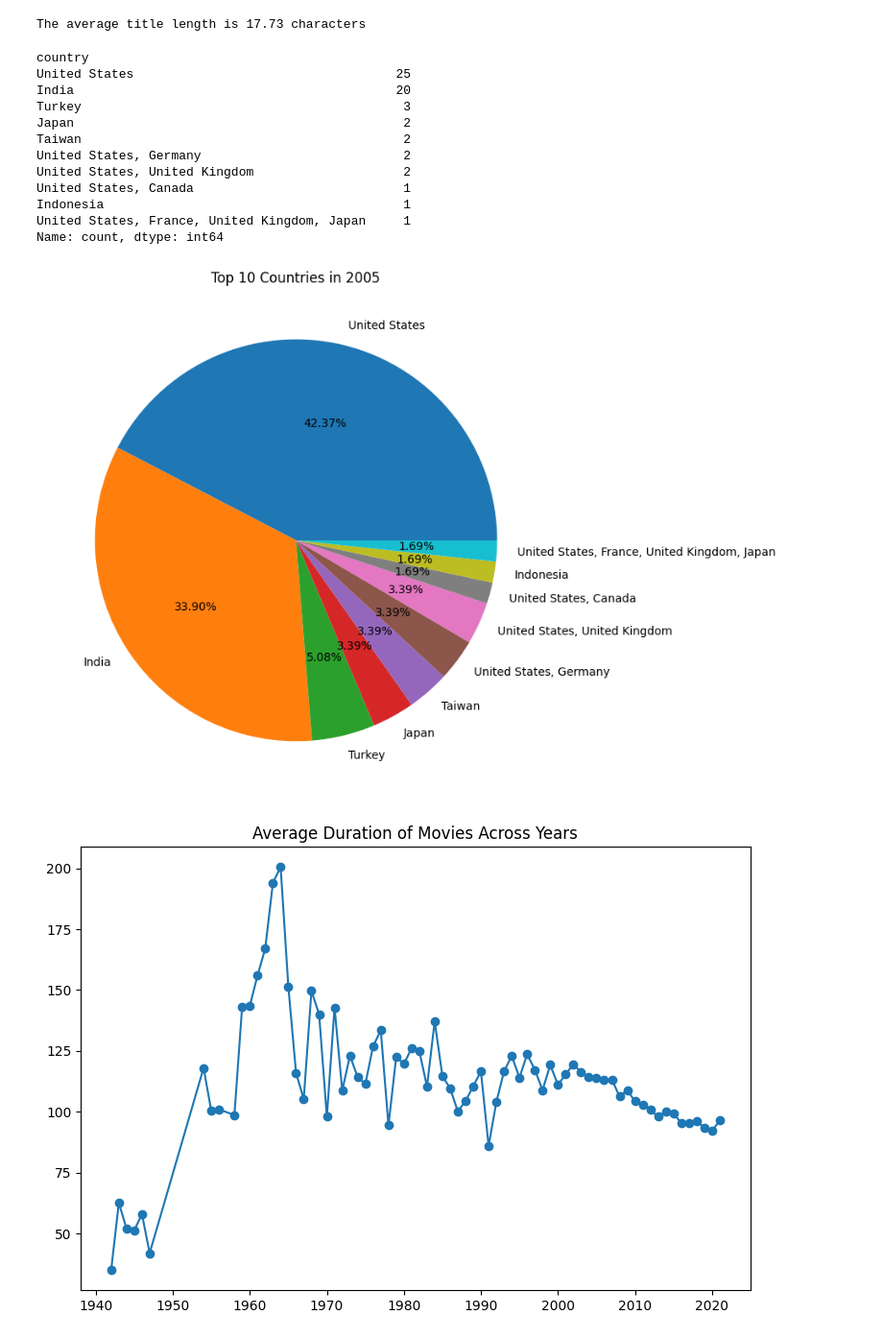
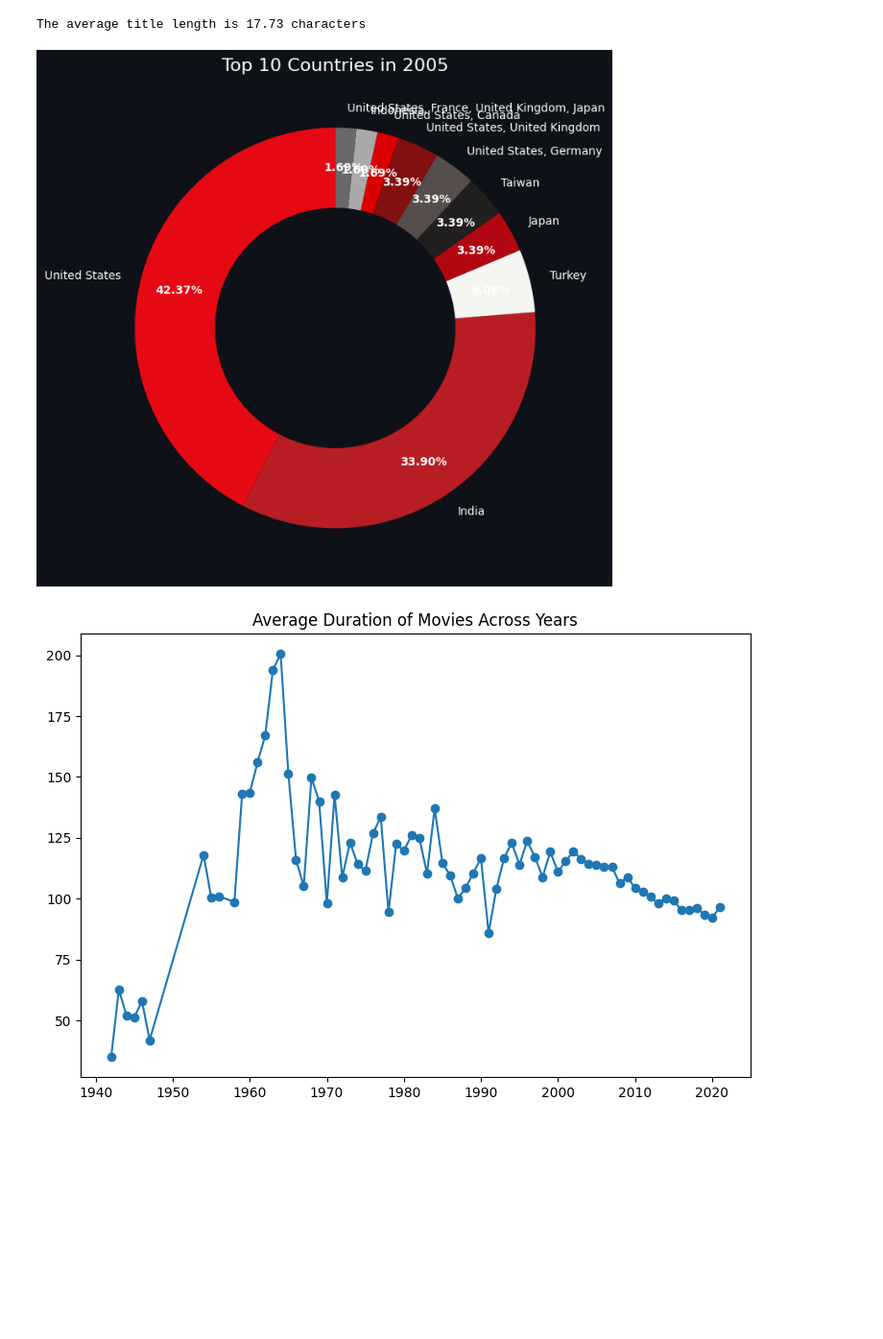
Before and after one commit to Haberhau/eae_ipld_project, a Jupyter notebook: development/02_netflix_data_analysis.ipynb, the cells around one changed output. Shown: that part at 96% size. Drawn from its saved outputs; the diff is of its cells as text; code cells hidden in the pictures; blank space fills up the shorter version.

Commit message:
Update_Colors

```diff
--- a/development/02_netflix_data_analysis.ipynb
+++ b/development/02_netflix_data_analysis.ipynb
@@ -93,40 +93,43 @@ avg_title_length = movies_df["title"].apply(lambda x: len(x)).mean().__round__(2
 print(f"The average title length is {avg_title_length} characters")
 # %% [output]
 The average title length is 17.73 characters
-# %%
-# Ex 2.6: For a given year, get the Pandas Series of how many movies and series combined were made by every country, limit it to the top 10 countries.
-
-# It's optional to clean or modify the data of countries in this case, you can just use the data as it is.
-
-# hint: (you can use the .loc method to filter the data by year, and then use the .value_counts() method to get the number of movies and series combined for each country,
-# finally use the head(10) method to get the top 10 countries)
-
-year = 2005   # you can try to change the year to see the results for different years
-
-top_10_countries = movies_df.loc[movies_df["release_year"] == year, "country"].value_counts().head(10)  # TODO: top_10_countries has to be a Pandas Series with the top 10 countries with the number of movies and series combined for that year
-
-print(top_10_countries)
-
-# Code to plot the pie chart from your data results
-fig = plt.figure(figsize=(8, 8))
-plt.pie(top_10_countries, labels=top_10_countries.index, autopct="%.2f%%")
-plt.title(f"Top 10 Countries in {year}")
-
-plt.show()
-# %% [output]
-country
-United States                                   25
-India                                           20
-Turkey                                           3
-Japan                                            2
-Taiwan                                           2
-United States, Germany                           2
-United States, United Kingdom                    2
-United States, Canada                            1
-Indonesia                                        1
-United States, France, United Kingdom, Japan     1
-Name: count, dtype: int64
-[figure, removed]
+# %%
+
+year = 2005
+top_10_countries = movies_df.loc[movies_df["release_year"] == year, "country"].value_counts().head(10)
+
+
+bg_color = '#0E1117'
+netflix_palette = [
+    '#E50914', '#B81D24', '#F5F5F1', '#B20710', '#221F1F',
+    '#564d4d', '#831010', '#db0000', '#A9A9A9', '#696969'
+]
+
+
+fig, ax = plt.subplots(figsize=(8, 8))
+
+
+fig.patch.set_facecolor(bg_color)
+ax.set_facecolor(bg_color)
+
+wedges, texts, autotexts = ax.pie(
+    top_10_countries,
+    labels=top_10_countries.index,
+    autopct="%.2f%%",
+    colors=netflix_palette,
+    textprops={'color':"white"},
+    wedgeprops={'width': 0.4},
+    pctdistance=0.8,
+    startangle=90
+)
+
+plt.setp(autotexts, size=10, weight="bold", color="white")
+
+plt.title(f"Top 10 Countries in {year}", color="white", fontsize=16)
+
+plt.show()
+# %% [output]
+[figure, added]
 # %%
 # Ex 2.7: Make a line chart of the average duration of movies (not TV shows) in minutes for every year across all the years.
 
```
